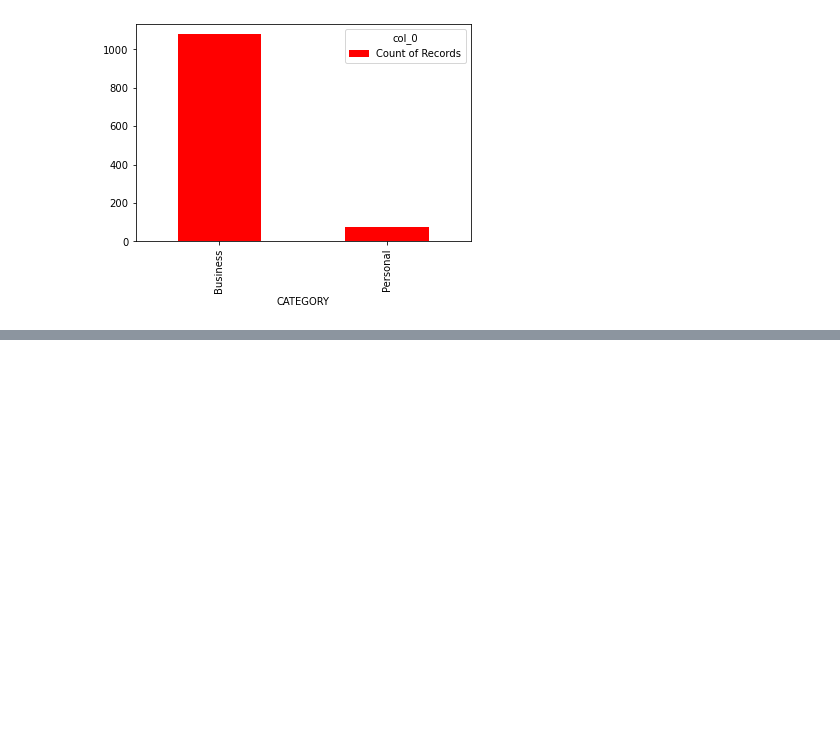
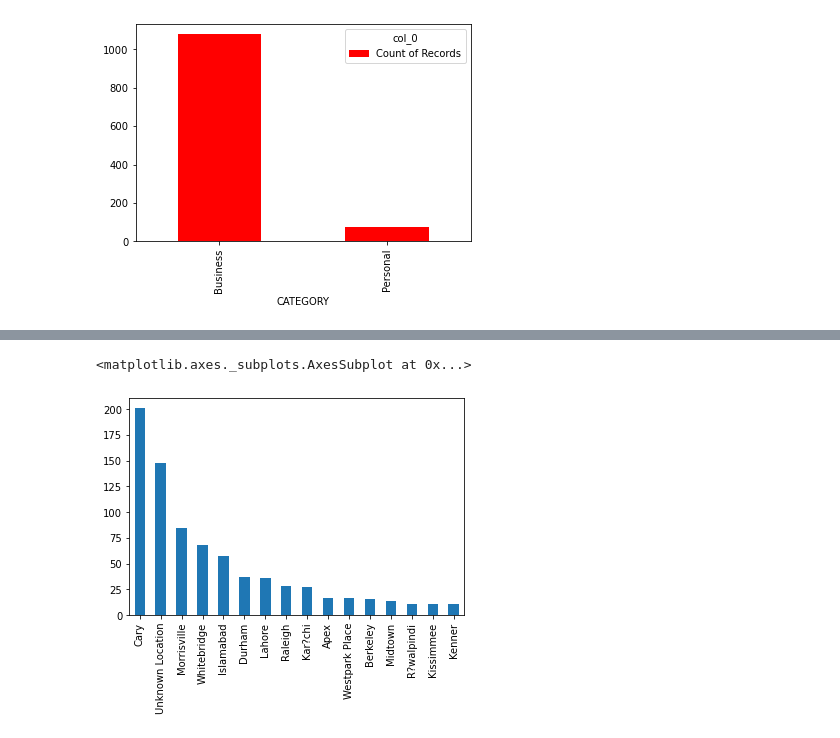
Before and after one commit to makarandsk/Uber_Analysis, a Jupyter notebook: Uber Analysis.ipynb, the cells around one changed output, grey strips where cells are left out. Cells and saved outputs as stored; diff of their text form; code cells hidden in the pictures; blank space fills up the shorter version.

```diff
--- a/Uber Analysis.ipynb
+++ b/Uber Analysis.ipynb
@@ -222,3 +222,7 @@ Westpark Place       17
 Name: START, dtype: int64
 # %%
 #Which are the locations where users have booked more than 10 number of times
+start_point[start_point>10].plot(kind="bar")
+# %% [output]
+<matplotlib.axes._subplots.AxesSubplot at 0x...>
+[figure, added]
```
Also changed, not shown: parts of 10 cells of this notebook.
